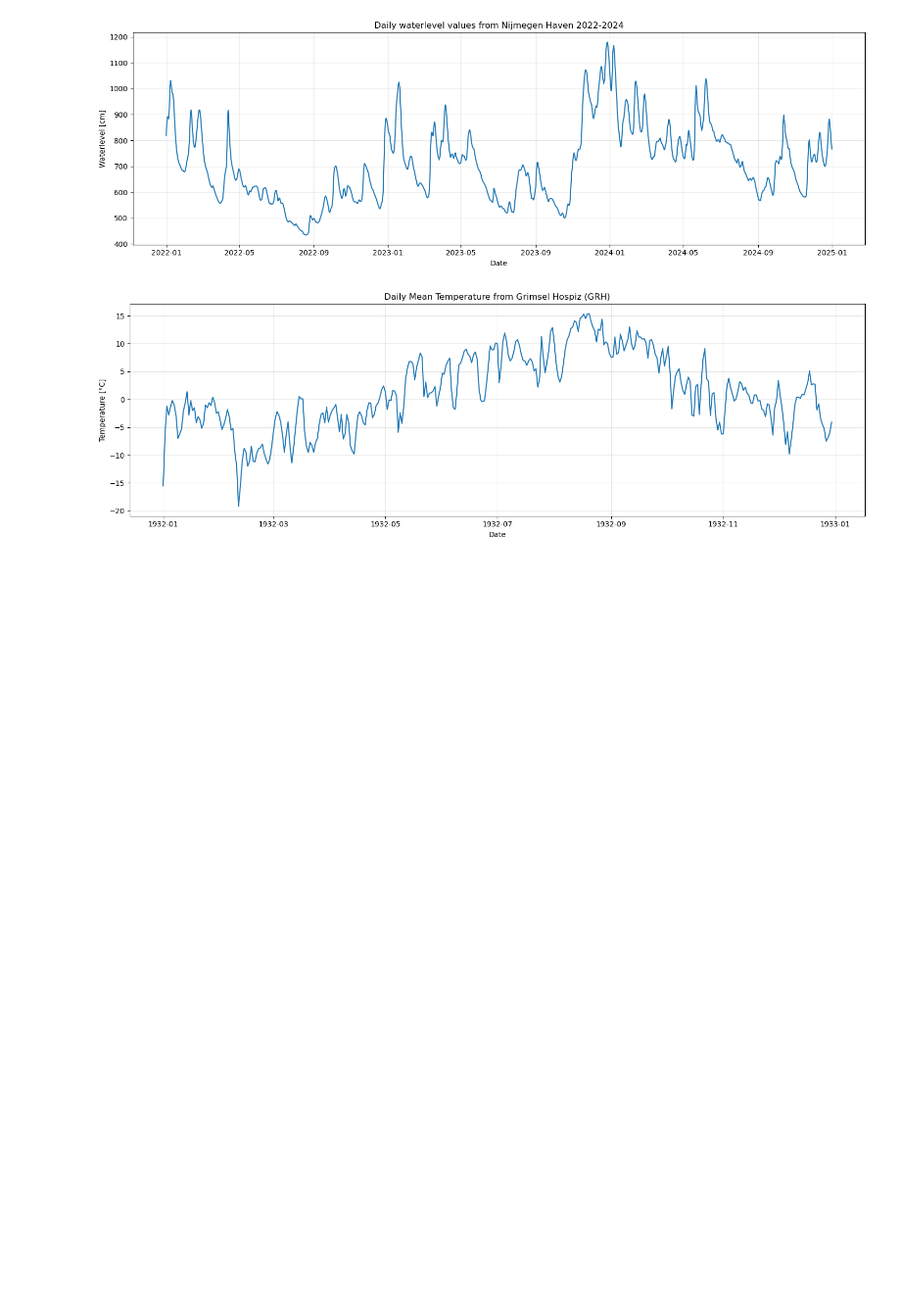
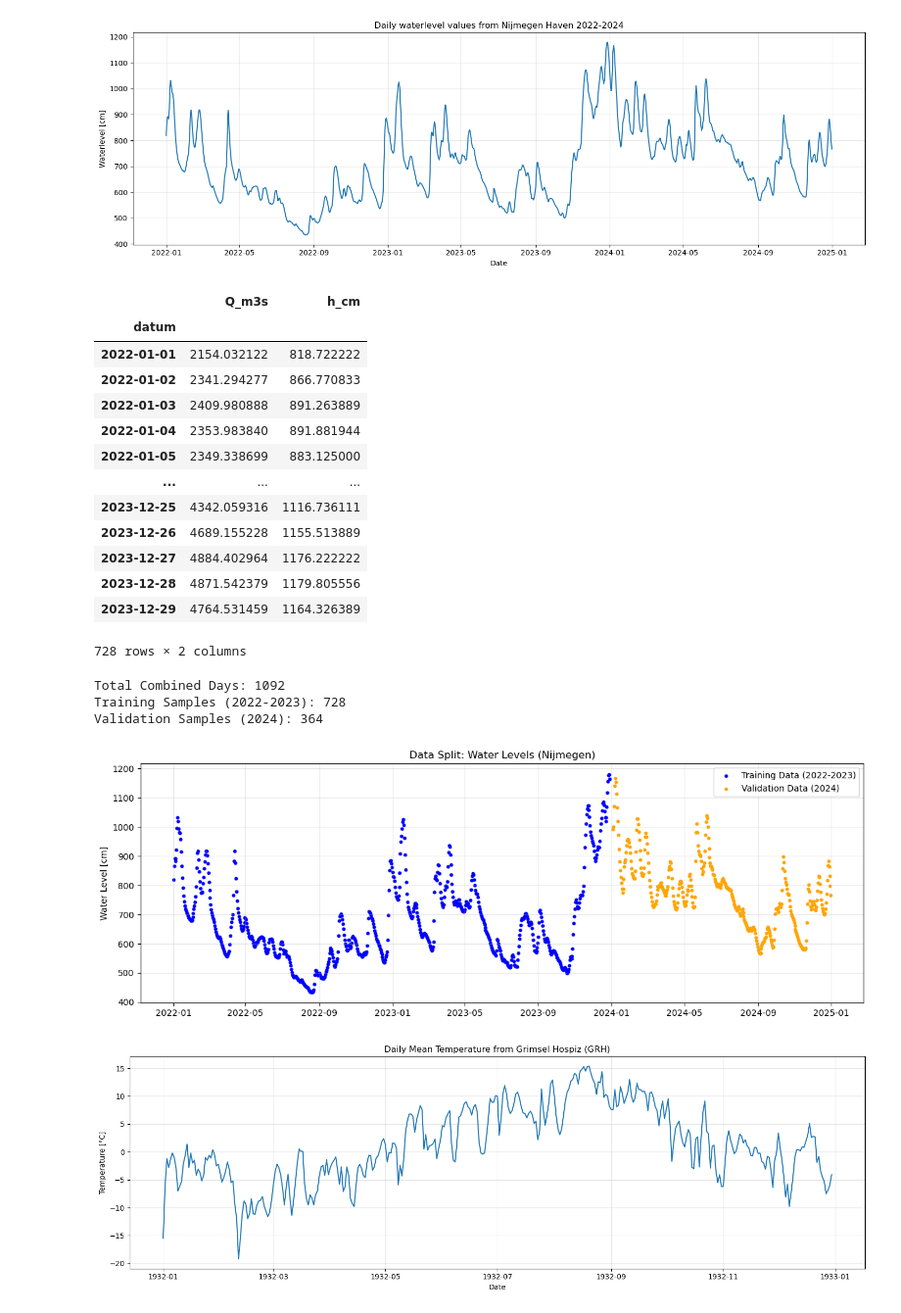
Before and after one commit to Loe-SS/MORE, a Jupyter notebook: discharge_data_analysis.ipynb, the cells around one changed output. Shown at 98% size. Saved outputs shown, nothing was run; the diff lists cells and outputs as text; code cells hidden in the pictures; blank space fills up the shorter version.

Commit message:
Training and validation data.

```diff
--- a/discharge_data_analysis.ipynb
+++ b/discharge_data_analysis.ipynb
@@ -66,17 +58,16 @@ Success! Merged data from 1985-01-01 to 2025-11-27
 [figure]
 # %%
 filename = 'data/nijmegen_haven_2022-2024.csv'
-df = pd.read_csv(filename, sep=';', encoding="latin1")
-df["datum"] = pd.to_datetime(df["WAARNEMINGDATUM"],dayfirst=True)
-df["waarde"] = pd.to_numeric(df["NUMERIEKEWAARDE"].astype(str).str.replace(",", "."))
-df.loc[df["waarde"] > 1e5, "waarde"] = np.nan # remove outliers
-df = df.dropna(subset=["datum", "waarde"]) # drop rows with NaN in 'datum' or 'waarde'
-
-daily = df.groupby("datum")["waarde"].mean() # transform to daily mean
-print(daily.index)
+df_h = pd.read_csv(filename, sep=';', encoding="latin1")
+df_h["datum"] = pd.to_datetime(df_h["WAARNEMINGDATUM"],dayfirst=True)
+df_h["waarde"] = pd.to_numeric(df_h["NUMERIEKEWAARDE"].astype(str).str.replace(",", "."))
+df_h.loc[df_h["waarde"] > 1e5, "waarde"] = np.nan # remove outliers
+df_h = df_h.dropna(subset=["datum", "waarde"]) # drop rows with NaN in 'datum' or 'waarde'
+h_series = df_h.groupby("datum")["waarde"].mean() # transform to daily mean
+print(h_series.index)
 
 plt.figure(figsize=(15, 5))
-plt.plot(daily.index, daily.values)
+plt.plot(h_series.index, h_series.values)
 plt.xlabel("Date")
 plt.ylabel("Waterlevel [cm]")
 plt.title(f"Daily waterlevel values from Nijmegen Haven 2022-2024")
@@ -93,6 +84,50 @@ DatetimeIndex(['2022-01-01', '2022-01-02', '2022-01-03', '2022-01-04',
                '2024-12-30', '2024-12-31'],
               dtype='datetime64[ns]', name='datum', length=1096, freq=None)
 [figure]
+# %%
+# Split data into training and validation sets.
+combined_df = pd.concat([Q_series, h_series], axis=1, join='inner')
+combined_df.columns = ['Q_m3s', 'h_cm']
+training_data = combined_df.loc['2022-01-01':'2023-12-31'].copy()
+validation_data = combined_df.loc['2024-01-01':'2024-12-31'].copy()
+display(training_data)
+print(f"Total Combined Days: {len(combined_df)}")
+print(f"Training Samples (2022-2023): {len(training_data)}")
+print(f"Validation Samples (2024): {len(validation_data)}")
+
+Q_train = training_data['Q_m3s'].values
+h_train = training_data['h_cm'].values
+
+Q_val = validation_data['Q_m3s'].values
+h_val = validation_data['h_cm'].values
+
+plt.figure(figsize=(15, 5))
+plt.scatter(training_data.index, training_data['h_cm'], s=10, label='Training Data (2022-2023)', color='blue')
+plt.scatter(validation_data.index, validation_data['h_cm'], s=10, label='Validation Data (2024)', color='orange')
+plt.title("Data Split: Water Levels (Nijmegen)")
+plt.ylabel("Water Level [cm]")
+plt.legend()
+plt.grid(True, alpha=0.3)
+plt.show()
+# %% [output]
+|  | Q_m3s | h_cm |
+| datum |  |  |
+| 2022-01-01 | 2154.032122 | 818.722222 |
+| 2022-01-02 | 2341.294277 | 866.770833 |
+| 2022-01-03 | 2409.980888 | 891.263889 |
+| 2022-01-04 | 2353.983840 | 891.881944 |
+| 2022-01-05 | 2349.338699 | 883.125000 |
+| ... | ... | ... |
+| 2023-12-25 | 4342.059316 | 1116.736111 |
+| 2023-12-26 | 4689.155228 | 1155.513889 |
+| 2023-12-27 | 4884.402964 | 1176.222222 |
+| 2023-12-28 | 4871.542379 | 1179.805556 |
+| 2023-12-29 | 4764.531459 | 1164.326389 |
+728 rows × 2 columns
+Total Combined Days: 1092
+Training Samples (2022-2023): 728
+Validation Samples (2024): 364
+[figure, added]
 # %%
 file_name = 'data/ogd-nbcn_grh_d_historical.csv'
 
```
Also changed, not shown: parts of 1 cell of this notebook.
